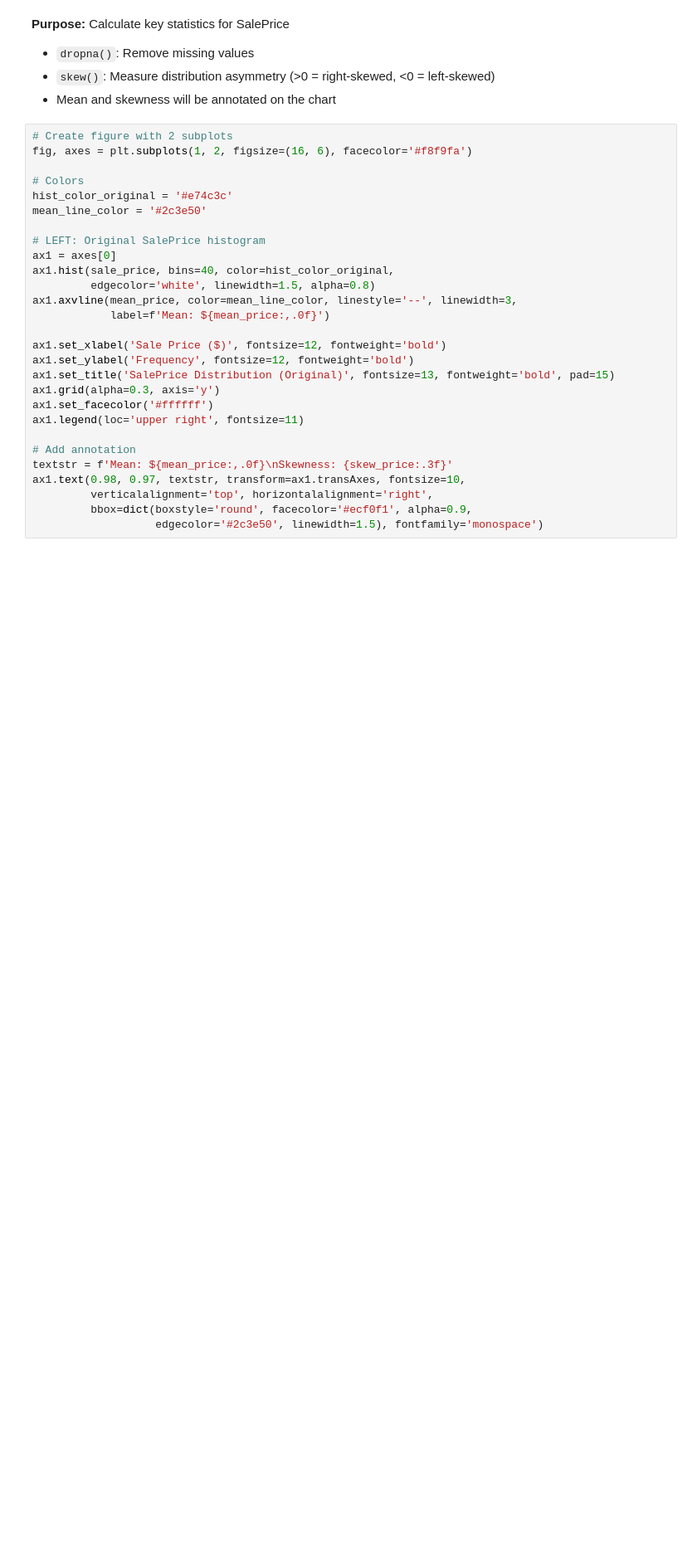
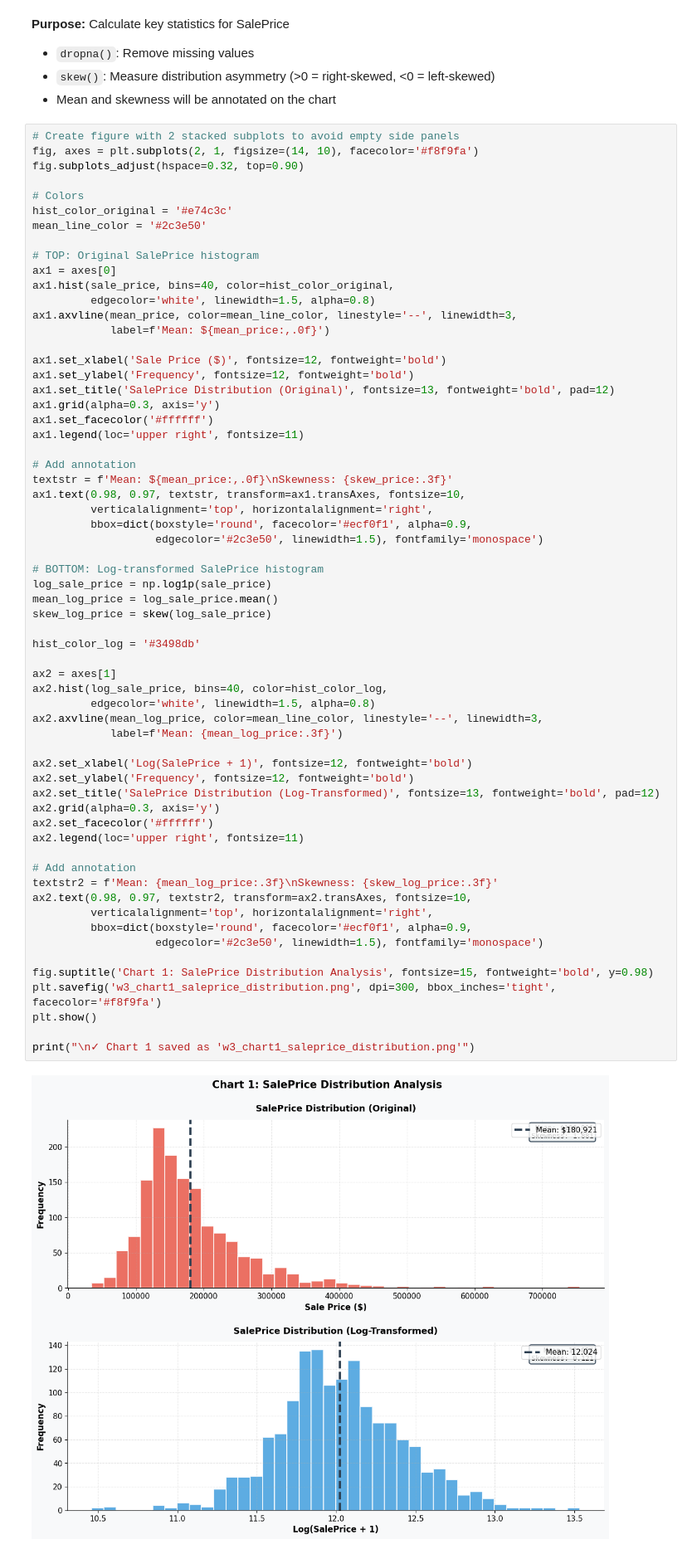
Before and after one commit to MuhamadMahad00/-AIML-Internship-Week3-Muhammad-Mahad-, a Jupyter notebook: week3_visualization_dashboard.ipynb, the cells around one changed output. Shown at 83% size. Cells and saved outputs as stored; diff of their text form; blank space fills up the shorter version.

Commit message:
Polish chart layouts and regenerate outputs

```diff
--- a/week3_visualization_dashboard.ipynb
+++ b/week3_visualization_dashboard.ipynb
@@ -256,31 +252,66 @@ Original SalePrice - Mean: $180,921 | Skewness: 1.881
 - `skew()`: Measure distribution asymmetry (>0 = right-skewed, <0 = left-skewed)
 - Mean and skewness will be annotated on the chart
 # %%
-# Create figure with 2 subplots
-fig, axes = plt.subplots(1, 2, figsize=(16, 6), facecolor='#f8f9fa')
+# Create figure with 2 stacked subplots to avoid empty side panels
+fig, axes = plt.subplots(2, 1, figsize=(14, 10), facecolor='#f8f9fa')
+fig.subplots_adjust(hspace=0.32, top=0.90)
 
 # Colors
 hist_color_original = '#e74c3c'
 mean_line_color = '#2c3e50'
 
-# LEFT: Original SalePrice histogram
+# TOP: Original SalePrice histogram
 ax1 = axes[0]
 ax1.hist(sale_price, bins=40, color=hist_color_original,
          edgecolor='white', linewidth=1.5, alpha=0.8)
 ax1.axvline(mean_price, color=mean_line_color, linestyle='--', linewidth=3,
             label=f'Mean: ${mean_price:,.0f}')
 
 ax1.set_xlabel('Sale Price ($)', fontsize=12, fontweight='bold')
 ax1.set_ylabel('Frequency', fontsize=12, fontweight='bold')
-ax1.set_title('SalePrice Distribution (Original)', fontsize=13, fontweight='bold', pad=15)
+ax1.set_title('SalePrice Distribution (Original)', fontsize=13, fontweight='bold', pad=12)
 ax1.grid(alpha=0.3, axis='y')
 ax1.set_facecolor('#ffffff')
 ax1.legend(loc='upper right', fontsize=11)
 
 # Add annotation
 textstr = f'Mean: ${mean_price:,.0f}\nSkewness: {skew_price:.3f}'
 ax1.text(0.98, 0.97, textstr, transform=ax1.transAxes, fontsize=10,
          verticalalignment='top', horizontalalignment='right',
          bbox=dict(boxstyle='round', facecolor='#ecf0f1', alpha=0.9,
                    edgecolor='#2c3e50', linewidth=1.5), fontfamily='monospace')
+
+# BOTTOM: Log-transformed SalePrice histogram
+log_sale_price = np.log1p(sale_price)
+mean_log_price = log_sale_price.mean()
+skew_log_price = skew(log_sale_price)
+
+hist_color_log = '#3498db'
+
+ax2 = axes[1]
+ax2.hist(log_sale_price, bins=40, color=hist_color_log,
+         edgecolor='white', linewidth=1.5, alpha=0.8)
+ax2.axvline(mean_log_price, color=mean_line_color, linestyle='--', linewidth=3,
+            label=f'Mean: {mean_log_price:.3f}')
+
+ax2.set_xlabel('Log(SalePrice + 1)', fontsize=12, fontweight='bold')
+ax2.set_ylabel('Frequency', fontsize=12, fontweight='bold')
+ax2.set_title('SalePrice Distribution (Log-Transformed)', fontsize=13, fontweight='bold', pad=12)
+ax2.grid(alpha=0.3, axis='y')
+ax2.set_facecolor('#ffffff')
+ax2.legend(loc='upper right', fontsize=11)
+
+# Add annotation
+textstr2 = f'Mean: {mean_log_price:.3f}\nSkewness: {skew_log_price:.3f}'
+ax2.text(0.98, 0.97, textstr2, transform=ax2.transAxes, fontsize=10,
+         verticalalignment='top', horizontalalignment='right',
+         bbox=dict(boxstyle='round', facecolor='#ecf0f1', alpha=0.9,
+                   edgecolor='#2c3e50', linewidth=1.5), fontfamily='monospace')
+
+fig.suptitle('Chart 1: SalePrice Distribution Analysis', fontsize=15, fontweight='bold', y=0.98)
+plt.savefig('w3_chart1_saleprice_distribution.png', dpi=300, bbox_inches='tight', facecolor='#f8f9fa')
+plt.show()
+
+print("\n✓ Chart 1 saved as 'w3_chart1_saleprice_distribution.png'")
 # %% [output]
+[figure, new version]
```
Also changed, not shown: parts of 3 cells of this notebook, 2 other files.
